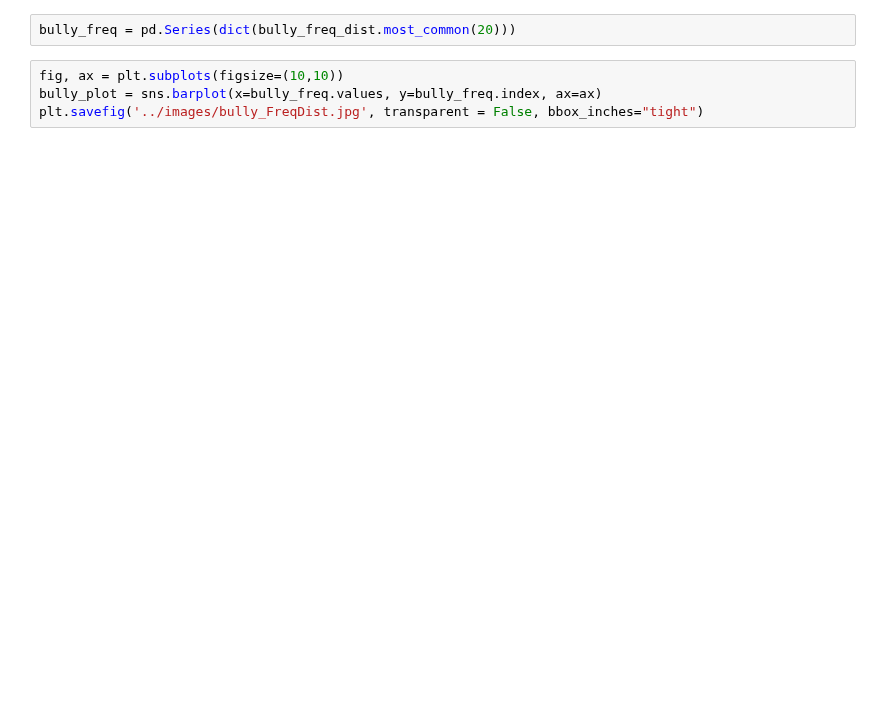
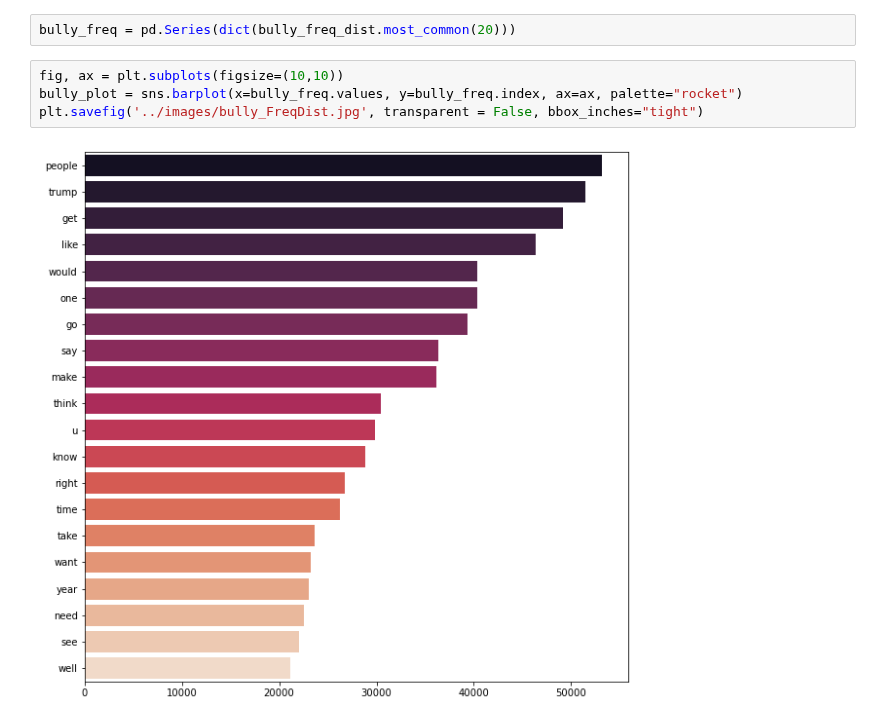
Before and after one commit to gcburgess/Cyberbullying_Detector, a Jupyter notebook: notebooks/02-data-preprocessing.ipynb, the cells around one changed output. Drawn from its saved outputs; the diff is of its cells as text; blank space fills up the shorter version.

Commit message:
Add wordcloud and freqdist images

```diff
--- a/notebooks/02-data-preprocessing.ipynb
+++ b/notebooks/02-data-preprocessing.ipynb
@@ -198,8 +204,10 @@ bully_freq_dist = FreqDist(bully_corpus_list)
 bully_freq = pd.Series(dict(bully_freq_dist.most_common(20)))
 # %%
 fig, ax = plt.subplots(figsize=(10,10))
-bully_plot = sns.barplot(x=bully_freq.values, y=bully_freq.index, ax=ax)
+bully_plot = sns.barplot(x=bully_freq.values, y=bully_freq.index, ax=ax, palette="rocket")
 plt.savefig('../images/bully_FreqDist.jpg', transparent = False, bbox_inches="tight")
+# %% [output]
+[figure, added]
 # %%
 nonbully_train_df = train_df[~is_target]
 nonbully_train_df.head()
```
Also changed, not shown: parts of 13 cells of this notebook, 4 other files.
